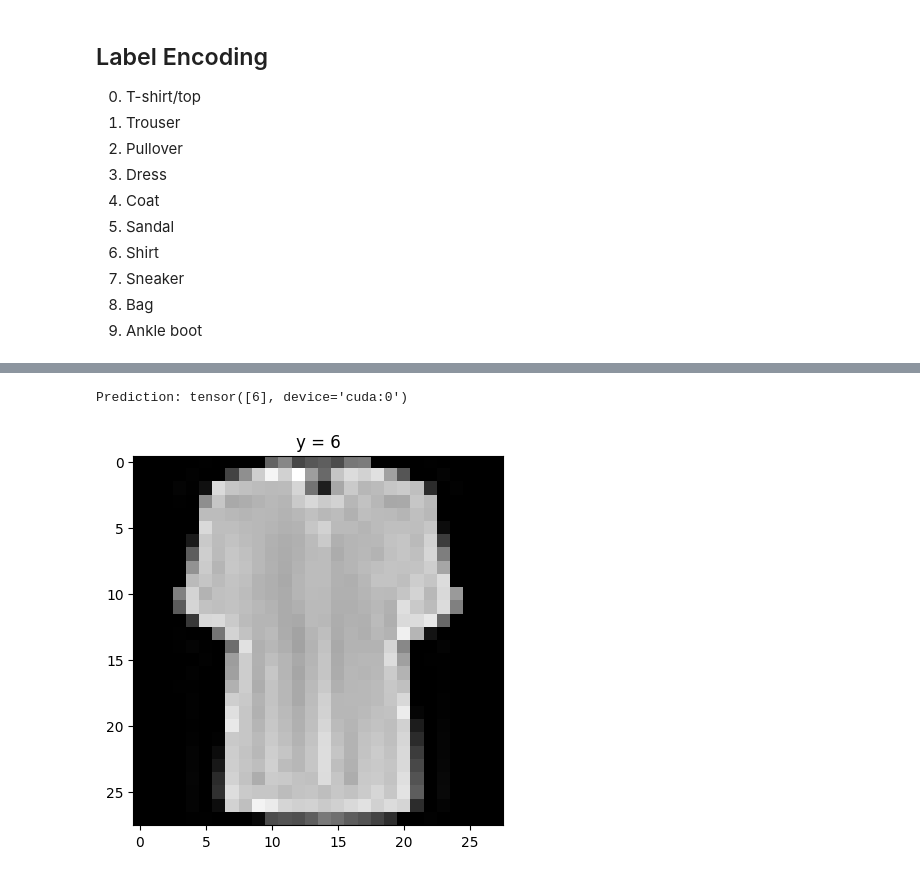
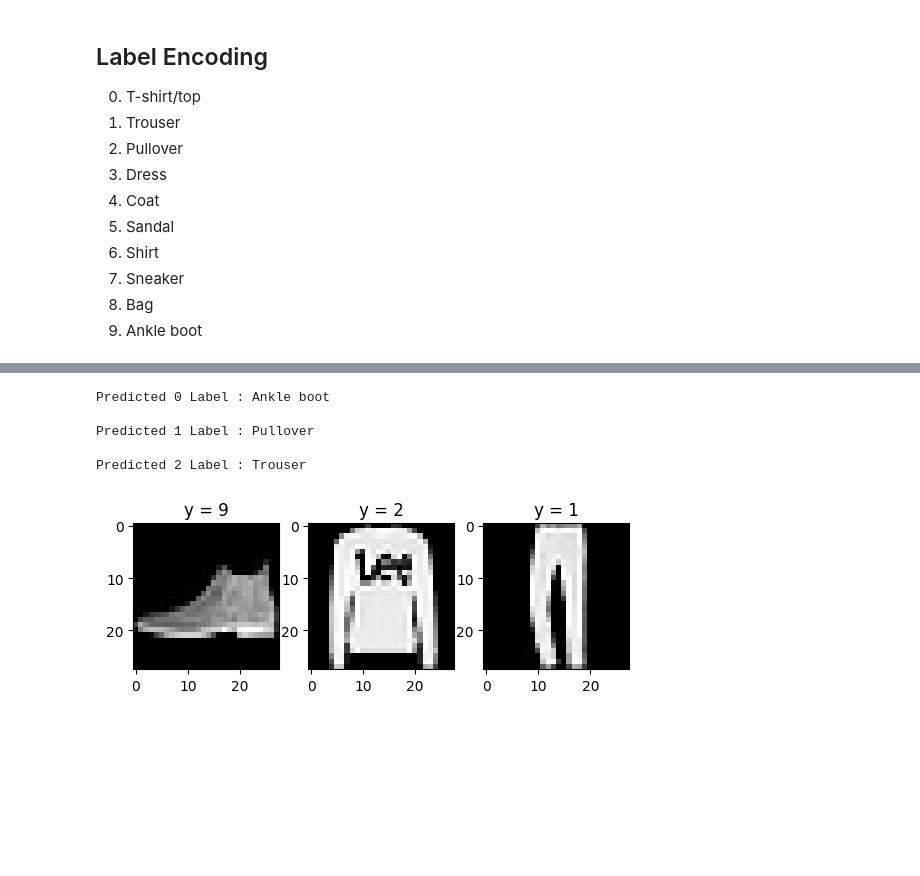
Before and after one commit to Haseebwaheedkhan/MNIST-classifier-using-CNN, a Jupyter notebook: MNIST-data-classifier.ipynb, the cells around one changed output, grey strips where cells are left out. Saved outputs shown, nothing was run; the diff lists cells and outputs as text; code cells hidden in the pictures; blank space fills up the shorter version.

```diff
--- a/MNIST-data-classifier.ipynb
+++ b/MNIST-data-classifier.ipynb
@@ -295,12 +271,18 @@ Prediction: tensor([8], device='cuda:0')
-# %%
-# Validating the prediction just for Fun
-index = 410
-pred = model(train_dataset[index][0].to(device))
-_, label = torch.max(pred, 1)
-print(f"Prediction: {label}")
-
-# Display input image
-show_image(train_dataset[index])
-# %% [output]
-Prediction: tensor([6], device='cuda:0')
-[figure, removed]
+# %%
+# Validating the prediction just for Fun
+
+for index in range(3):
+  pred = model(validation_dataset[index][0].to(device))
+  _, label = torch.max(pred, 1)
+  print(f"Predicted {index} Label : {label_encoding[label.item()]}\n")
+  # Display input image
+  plt.subplot(1, 3, index + 1)
+  show_image(validation_dataset[index])
+plt.show()
+# %% [output]
+Predicted 0 Label : Ankle boot
+
+Predicted 1 Label : Pullover
+
+Predicted 2 Label : Trouser
+[figure, added]
```
Also changed, not shown: parts of 10 cells of this notebook.
